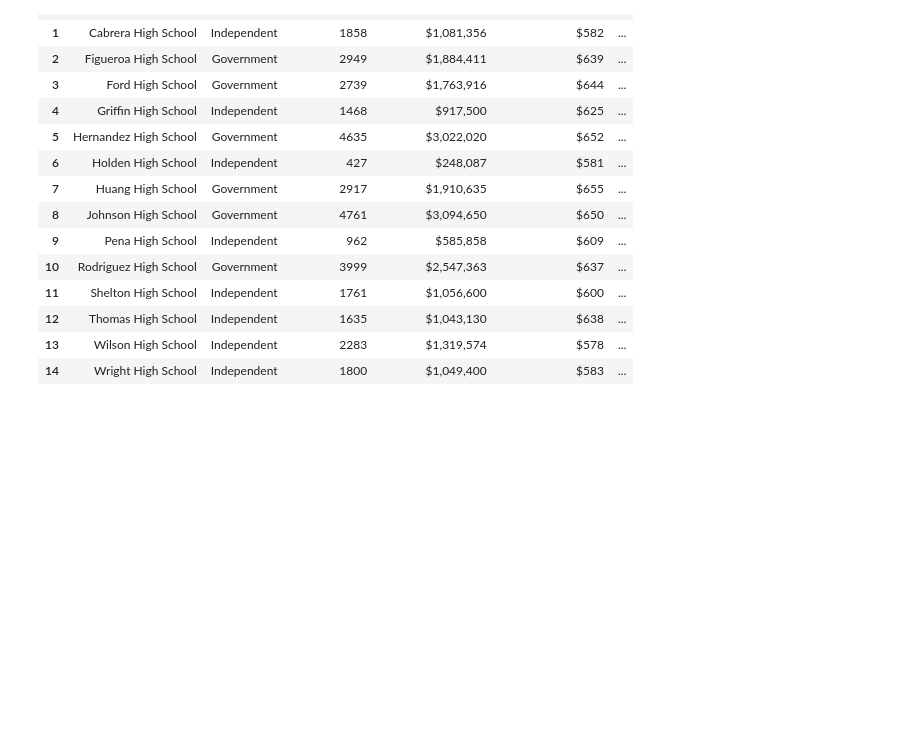
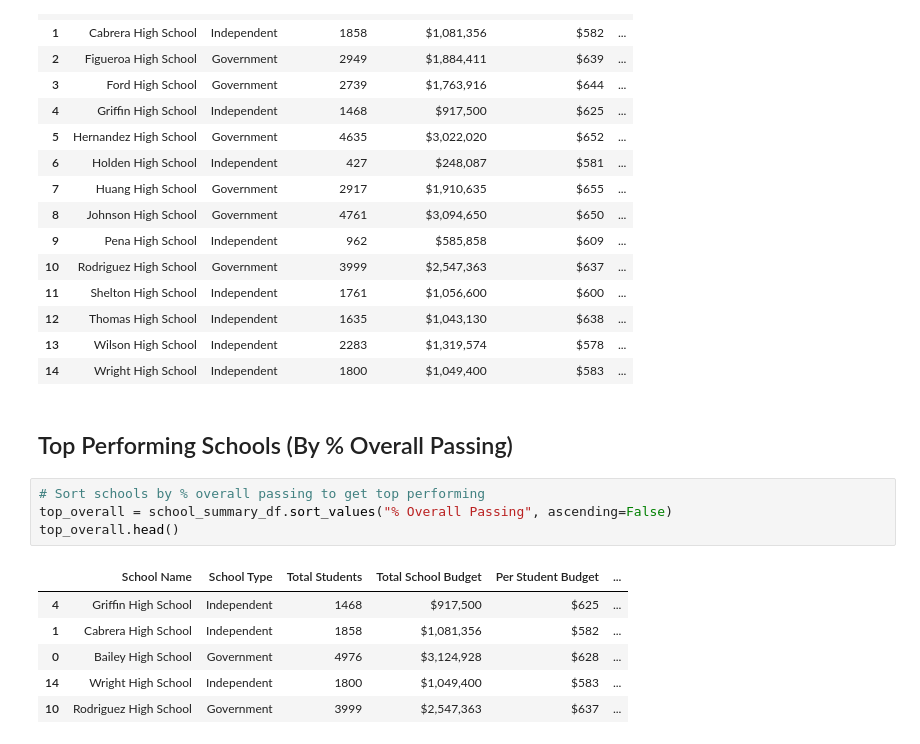
Before and after one commit to oli124/pandas-challenge, a Jupyter notebook: PyCitySchools/PyCitySchools.ipynb, the cells around one changed output. Saved outputs shown, nothing was run; the diff lists cells and outputs as text; blank space fills up the shorter version.

```diff
--- a/PyCitySchools/PyCitySchools.ipynb
+++ b/PyCitySchools/PyCitySchools.ipynb
@@ -397,3 +401,16 @@ school_summary_df
 | 12 | Thomas High School | Independent | 1635 | $1,043,130 | $638 | ... |
 | 13 | Wilson High School | Independent | 2283 | $1,319,574 | $578 | ... |
 | 14 | Wright High School | Independent | 1800 | $1,049,400 | $583 | ... |
+# %% [markdown]
+## Top Performing Schools (By % Overall Passing)
+# %%
+# Sort schools by % overall passing to get top performing
+top_overall = school_summary_df.sort_values("% Overall Passing", ascending=False)
+top_overall.head()
+# %% [output]
+|  | School Name | School Type | Total Students | Total School Budget | Per Student Budget | ... |
+| 4 | Griffin High School | Independent | 1468 | $917,500 | $625 | ... |
+| 1 | Cabrera High School | Independent | 1858 | $1,081,356 | $582 | ... |
+| 0 | Bailey High School | Government | 4976 | $3,124,928 | $628 | ... |
+| 14 | Wright High School | Independent | 1800 | $1,049,400 | $583 | ... |
+| 10 | Rodriguez High School | Government | 3999 | $2,547,363 | $637 | ... |
```
Also changed, not shown: parts of 10 cells of this notebook.
